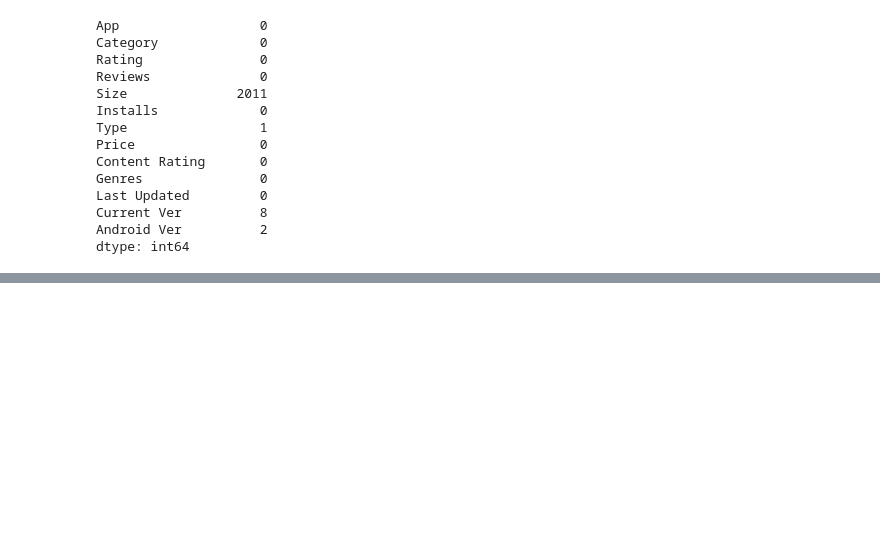
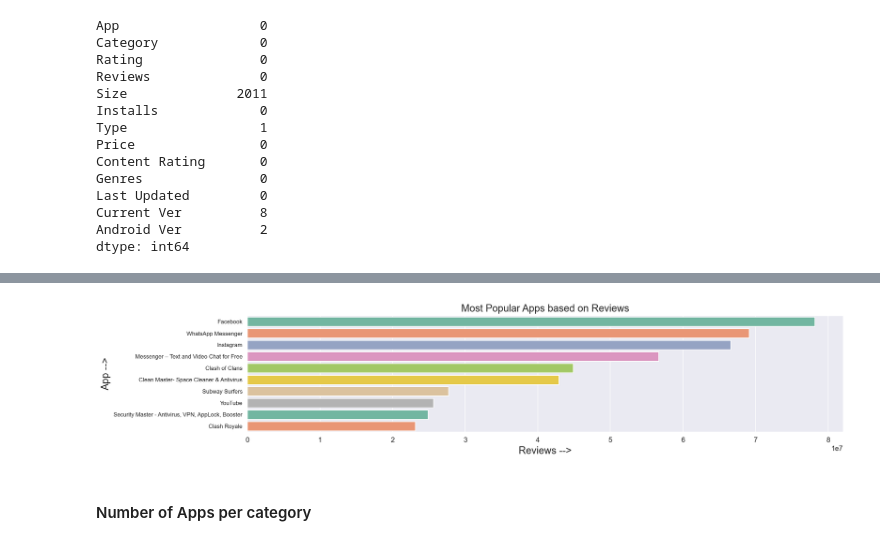
Before and after one commit to Manav099/ExploratoryDataAnalysis, a Jupyter notebook: Project01-googleplaystore/GooglePlayStore.ipynb, the cells around one changed output, grey strips where cells are left out. Cells and saved outputs as stored; diff of their text form; code cells hidden in the pictures; blank space fills up the shorter version.

```diff
--- a/Project01-googleplaystore/GooglePlayStore.ipynb
+++ b/Project01-googleplaystore/GooglePlayStore.ipynb
@@ -298,0 +274,2 @@ df.loc[df['Size'].isnull()]
+# %%
+df['Type'] = df.apply(lambda x: 'Free' if x['Price'] == 0 else 'Paid', axis=1) #Specifying the Type based on the value of the Price column
@@ -298,0 +296,3 @@ df.loc[df['Size'].isnull()]
+# %%
+df['Current Ver'] = df['Current Ver'].fillna(df['Current Ver'].mode().iloc[0])
+df['Android Ver'] = df['Android Ver'].fillna(df['Android Ver'].mode().iloc[0])
@@ -298,0 +334,2 @@ df.loc[df['Size'].isnull()]
+# %%
+df = df.drop_duplicates(keep='first', subset='App')
@@ -298,0 +349,3 @@ df.loc[df['Size'].isnull()]
+# %%
+top10_reviews = df.sort_values('Reviews', ascending=False).head(10)
+top10_reviews
@@ -298,0 +364,12 @@ df.loc[df['Size'].isnull()]
+# %%
+plt.figure(figsize=(15,3), dpi=150)
+sns.barplot(data=top10_reviews, x='Reviews', y='App', palette='Set2')
+plt.xlabel('Reviews -->', fontsize=14)
+plt.ylabel('App -->', fontsize=14)
+plt.yticks(fontsize=8)
+plt.title('Most Popular Apps based on Reviews', fontsize=14)
+plt.show();
+# %% [output]
+[figure, added]
+# %% [markdown]
+#### Number of Apps per category
```
Also changed, not shown: parts of 33 cells of this notebook.
